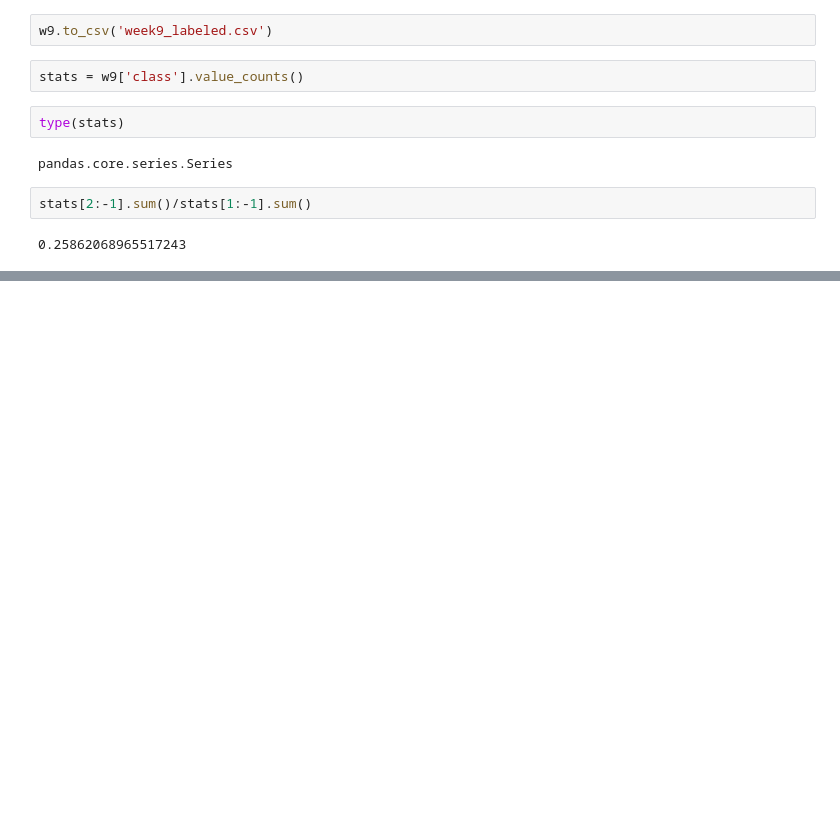
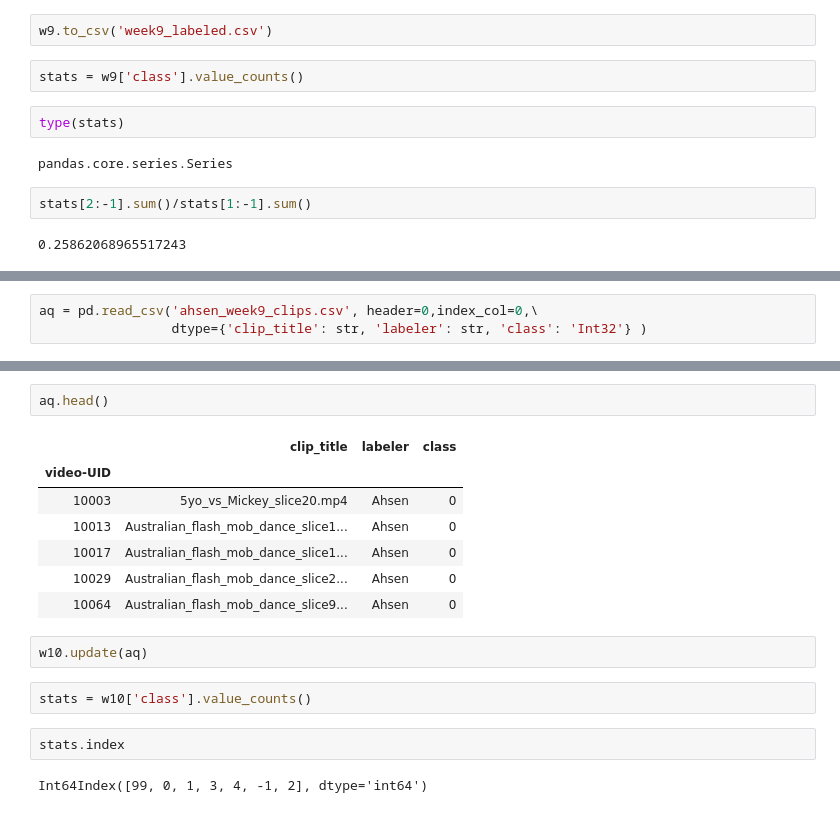
Before and after one commit to ahsenq/bittah-ninja, a Jupyter notebook: Joiner.ipynb, the cells around one changed output, grey strips where cells are left out. Cells and saved outputs as stored; diff of their text form; blank space fills up the shorter version.

```diff
--- a/Joiner.ipynb
+++ b/Joiner.ipynb
@@ -438,0 +515,3 @@ stats[2:-1].sum()/stats[1:-1].sum()
+# %%
+aq = pd.read_csv('ahsen_week9_clips.csv', header=0,index_col=0,\
+                 dtype={'clip_title': str, 'labeler': str, 'class': 'Int32'} )
@@ -438,0 +532,18 @@ stats[2:-1].sum()/stats[1:-1].sum()
+# %%
+aq.head()
+# %% [output]
+|  | clip_title | labeler | class |
+| video-UID |  |  |  |
+| 10003 | 5yo_vs_Mickey_slice20.mp4 | Ahsen | 0 |
+| 10013 | Australian_flash_mob_dance_slice1... | Ahsen | 0 |
+| 10017 | Australian_flash_mob_dance_slice1... | Ahsen | 0 |
+| 10029 | Australian_flash_mob_dance_slice2... | Ahsen | 0 |
+| 10064 | Australian_flash_mob_dance_slice9... | Ahsen | 0 |
+# %%
+w10.update(aq)
+# %%
+stats = w10['class'].value_counts()
+# %%
+stats.index
+# %% [output]
+Int64Index([99, 0, 1, 3, 4, -1, 2], dtype='int64')
```
Also changed, not shown: parts of 21 cells of this notebook, 3 other files.
